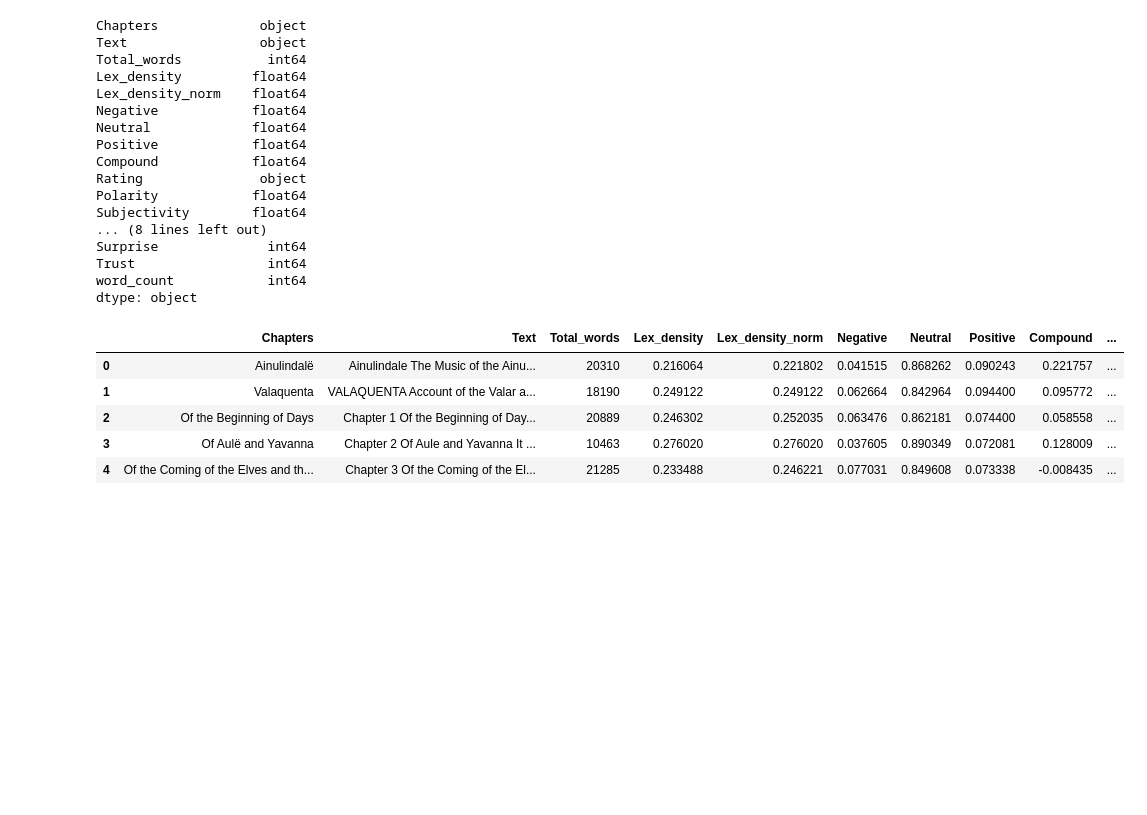
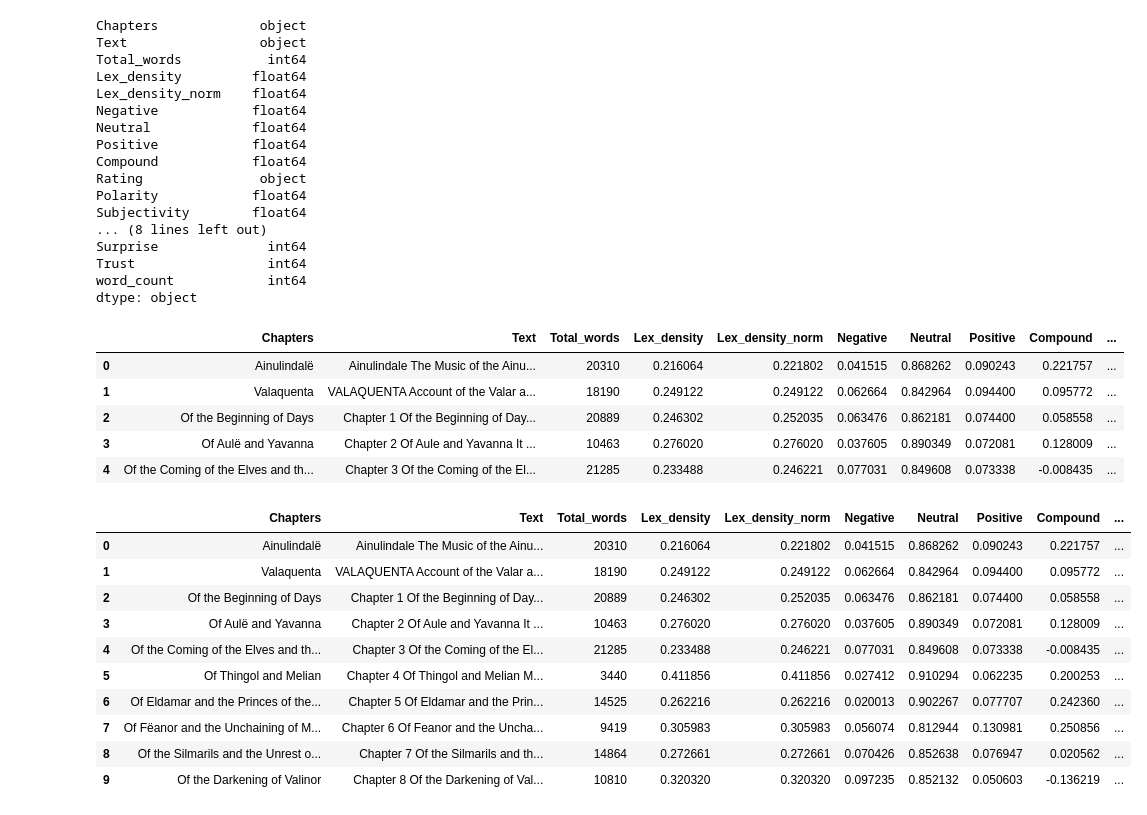
Before and after one commit to NBrisbon/Silmarillion-NLP, a Jupyter notebook: Sentiment_Analysis.ipynb, the cells around one changed output. Saved outputs shown, nothing was run; the diff lists cells and outputs as text; code cells hidden in the pictures; blank space fills up the shorter version.

```diff
--- a/Sentiment_Analysis.ipynb
+++ b/Sentiment_Analysis.ipynb
@@ -760,11 +780,8 @@ from tqdm import trange
 
 def text_emotion(df, column):
     '''
-    Takes a DataFrame and a specified column of text and adds 10 columns to the
-    DataFrame for each of the 10 emotions in the NRC Emotion Lexicon, with each
-    column containing the value of the text in that emotions
     INPUT: DataFrame, string
-    OUTPUT: the original DataFrame with ten new columns
+    OUTPUT: the original DataFrame with ten new columns for each emotion
     '''
 
     new_df = df.copy()
@@ -875,3 +892,29 @@ silmarillion_sentiments_final.head()
 | 4 | Of the Coming of the Elves and th... | Chapter 3 Of the Coming of the El... | 21285 | 0.233488 | 0.246221 | 0.077031 | 0.849608 | 0.073338 | -0.008435 | ... |
 # %%
 silmarillion_sentiments_final.to_csv(r'C:\Users\Nick\Desktop\GitProjects\NLP_projects\The_Silmarillion\silmarillion_sentiments.csv')
+# %%
+def ratings(silmarillion_sentiments_final):
+    if silmarillion_sentiments_final['Compound'] > 0.05:
+        return 1
+    elif silmarillion_sentiments_final['Compound'] < -0.05:
+        return -1
+    else:
+        return 0
+
+silmarillion_sentiments_final['Rating_num'] = silmarillion_sentiments_final.apply(ratings, axis=1)
+
+silmarillion_sentiments_final.to_csv(r'C:\Users\Nick\Desktop\GitProjects\NLP_projects\The_Silmarillion\silmarillion_sentiments.csv')
+
+silmarillion_sentiments_final.head(10)
+# %% [output]
+|  | Chapters | Text | Total_words | Lex_density | Lex_density_norm | Negative | Neutral | Positive | Compound | ... |
+| 0 | Ainulindalë | Ainulindale The Music of the Ainu... | 20310 | 0.216064 | 0.221802 | 0.041515 | 0.868262 | 0.090243 | 0.221757 | ... |
+| 1 | Valaquenta | VALAQUENTA Account of the Valar a... | 18190 | 0.249122 | 0.249122 | 0.062664 | 0.842964 | 0.094400 | 0.095772 | ... |
+| 2 | Of the Beginning of Days | Chapter 1 Of the Beginning of Day... | 20889 | 0.246302 | 0.252035 | 0.063476 | 0.862181 | 0.074400 | 0.058558 | ... |
+| 3 | Of Aulë and Yavanna | Chapter 2 Of Aule and Yavanna It ... | 10463 | 0.276020 | 0.276020 | 0.037605 | 0.890349 | 0.072081 | 0.128009 | ... |
+| 4 | Of the Coming of the Elves and th... | Chapter 3 Of the Coming of the El... | 21285 | 0.233488 | 0.246221 | 0.077031 | 0.849608 | 0.073338 | -0.008435 | ... |
+| 5 | Of Thingol and Melian | Chapter 4 Of Thingol and Melian M... | 3440 | 0.411856 | 0.411856 | 0.027412 | 0.910294 | 0.062235 | 0.200253 | ... |
+| 6 | Of Eldamar and the Princes of the... | Chapter 5 Of Eldamar and the Prin... | 14525 | 0.262216 | 0.262216 | 0.020013 | 0.902267 | 0.077707 | 0.242360 | ... |
+| 7 | Of Fëanor and the Unchaining of M... | Chapter 6 Of Feanor and the Uncha... | 9419 | 0.305983 | 0.305983 | 0.056074 | 0.812944 | 0.130981 | 0.250856 | ... |
+| 8 | Of the Silmarils and the Unrest o... | Chapter 7 Of the Silmarils and th... | 14864 | 0.272661 | 0.272661 | 0.070426 | 0.852638 | 0.076947 | 0.020562 | ... |
+| 9 | Of the Darkening of Valinor | Chapter 8 Of the Darkening of Val... | 10810 | 0.320320 | 0.320320 | 0.097235 | 0.852132 | 0.050603 | -0.136219 | ... |
```
Also changed, not shown: parts of 1 cell of this notebook, 4 other files.
